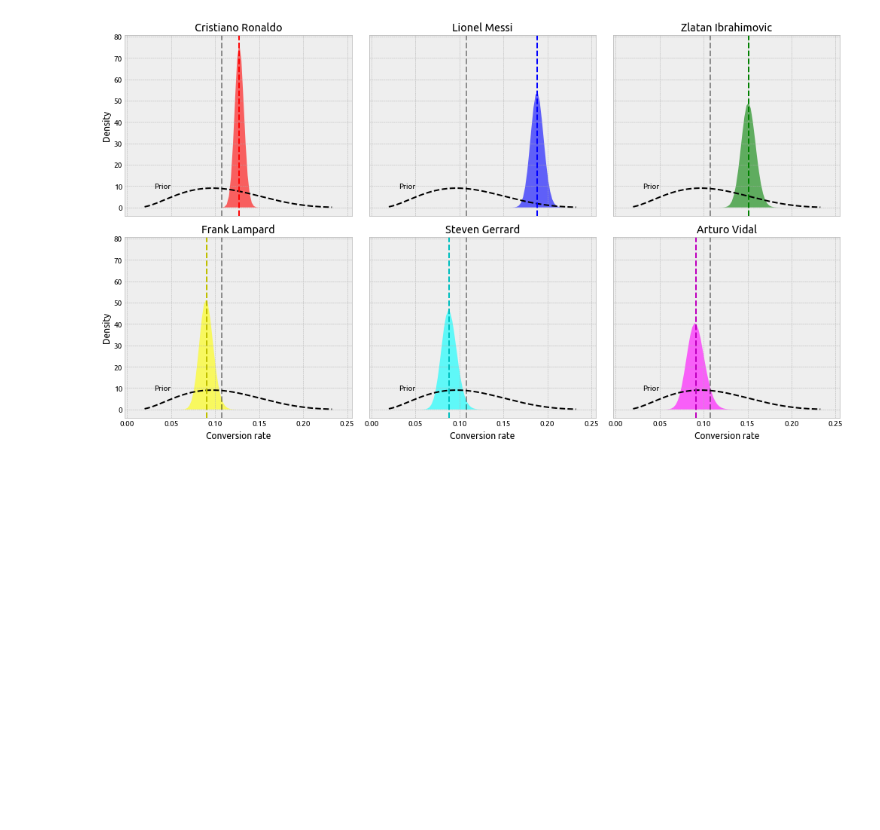
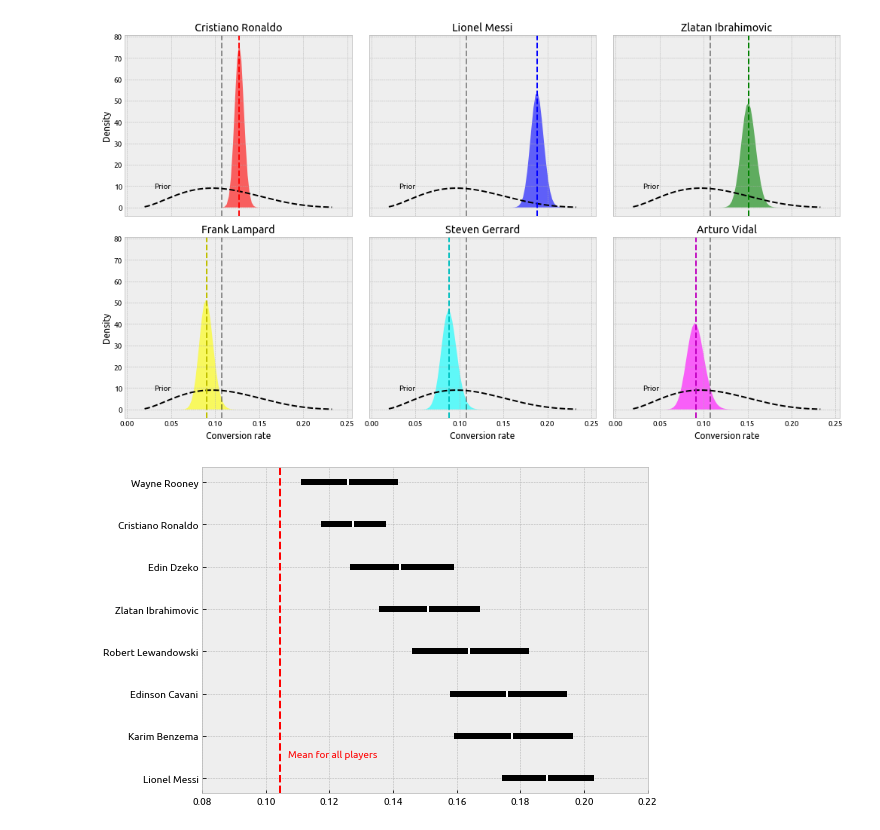
Before and after one commit to karangadiya/best-finishers-in-football, a Jupyter notebook: best-finishers-in-football.ipynb, the cells around one changed output. Saved outputs shown, nothing was run; the diff lists cells and outputs as text; code cells hidden in the pictures; blank space fills up the shorter version.

Commit message:
credible intervals

```diff
--- a/best-finishers-in-football.ipynb
+++ b/best-finishers-in-football.ipynb
@@ -290,3 +292,25 @@ ax6.yaxis.set_ticks_position('none')
 fig.tight_layout()
 # %% [output]
 [figure]
+# %%
+# calculating 95% credible intervals for posterior
+data['Cred 0.025th'] = btdtri(data['Posterior a'], data['Posterior b'], 0.025)
+data['Cred 0.975th'] = btdtri(data['Posterior a'], data['Posterior b'], 0.975)
+
+# players with highest conversion rate with shots above 1500
+top_players_above_1500 = data[data['Shots'] > 1500].sort_values('Posterior Conversion Rate', ascending = False)
+top_players_above_1500.reset_index(inplace = True, drop = True)
+# %%
+fig, ax = plt.subplots(figsize = (8, 5))
+lower_error = top_players_above_1500['Posterior Conversion Rate'] - top_players_above_1500['Cred 0.025th']
+upper_error = top_players_above_1500['Cred 0.975th'] - top_players_above_1500['Posterior Conversion Rate']
+conversion_rates = top_players_above_1500['Posterior Conversion Rate']
+ax.errorbar(y = top_players_above_1500['Player'], x = conversion_rates,
+            xerr = [lower_error, upper_error],
+            marker = '|', markeredgewidth = 2, fmt = 'w|', ecolor = 'black', elinewidth = 6)
+ax.axvline(x = np.mean(data['Posterior Conversion Rate']), linestyle = '--', color = 'r')
+ax.set_xlim([0.08, 0.22])
+ax.text(0.107, 0.5, 'Mean for all players', color = 'r')
+fig.tight_layout()
+# %% [output]
+[figure, added]
```
Also changed, not shown: parts of 2 cells of this notebook.
